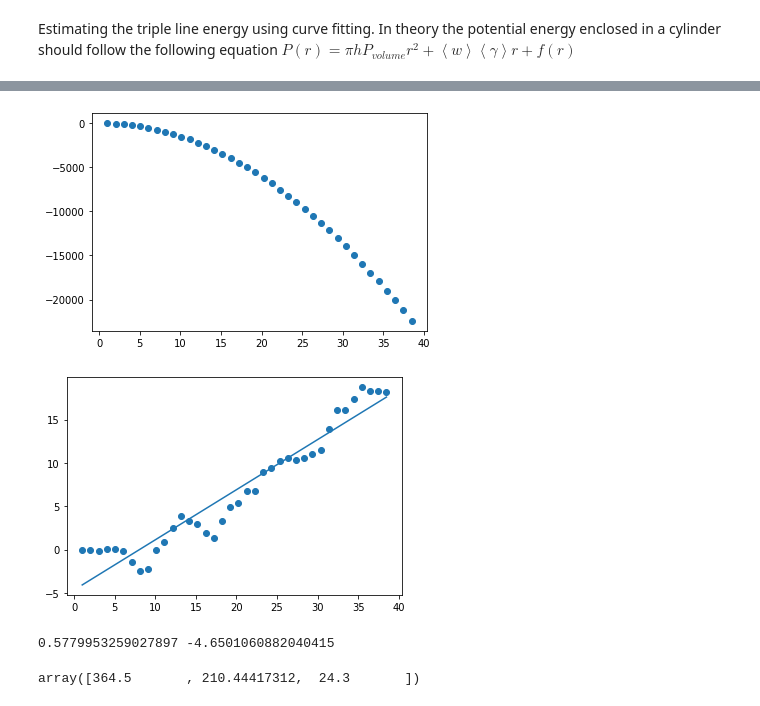
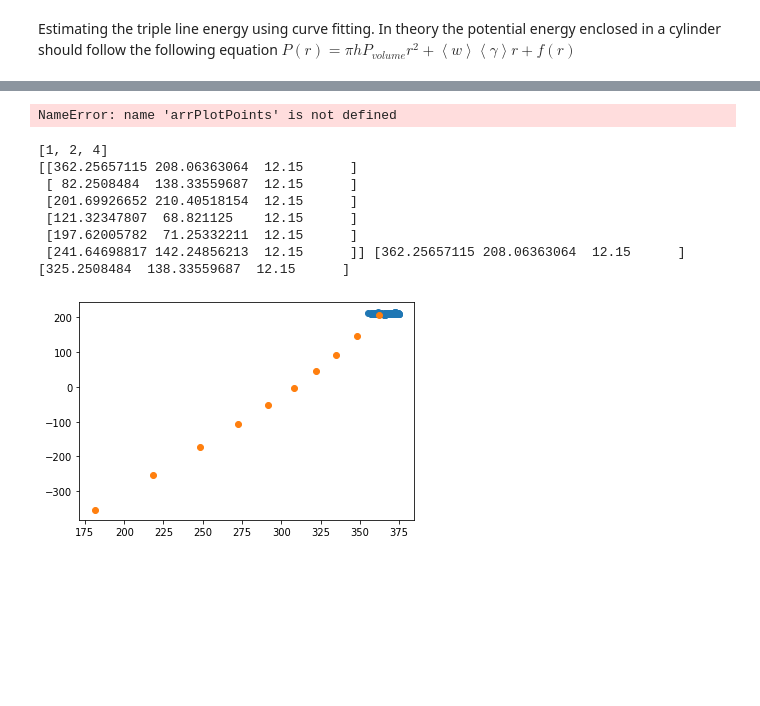
Before and after one commit to PaulTwine/TripleLines.github.io, a Jupyter notebook: TripleLine Fitting.ipynb, the cells around one changed output, grey strips where cells are left out. Cells and saved outputs as stored; diff of their text form; code cells hidden in the pictures; blank space fills up the shorter version.

```diff
--- a/TripleLine Fitting.ipynb
+++ b/TripleLine Fitting.ipynb
@@ -181,0 +216,39 @@ print(objProcess.GetEquivalentTripleLines(1))
+# %%
+def CubicFitX(x, a2,a3):
+    x0 = objProcess.GetTripleLines(5)[0]
+    x1 = objProcess.GetTripleLines(1)[0]
+    return x0 + (x1-x0-a2-a3)*x + a2*x**2+a3*x**3
+def CubicFitY(x, a2,a3):
+    x0 = objProcess.GetTripleLines(5)[1]
+    x1 = objProcess.GetTripleLines(1)[1]
+    return x0 + (x1-x0-a2-a3)*x + a2*x**2+a3*x**3
+def SampleFunction(Points: np.array):
+    t =np.linspace(0,1,len(Points))
+    #Points = gf.SortInDistanceOrder(Points)
+    xFit = sc.optimize.curve_fit(CubicFitX,t,Points[:,0])[0]
+    yFit = sc.optimize.curve_fit(CubicFitY,t,Points[:,1])[0]
+    arrFitX = np.zeros([4])
+    arrFitY = np.zeros([4])
+    arrFitX[0] = objProcess.GetTripleLines(5)[0]
+    arrFitX[1] = objProcess.GetTripleLines(1)[0] - objProcess.GetTripleLines(5)[0] - xFit[0]- xFit[1]
+    arrFitY[0] = objProcess.GetTripleLines(5)[1]
+    arrFitY[1] = objProcess.GetTripleLines(1)[1] - objProcess.GetTripleLines(5)[1] - yFit[0]- yFit[1]
+    return arrFitX,arrFitY
+xArr, yArr = SampleFunction(arrPoints)
+
+def Curve(xin, yin, tval):
+    arrTValues = np.ones([len(xin)])
+    for j in range(len(arrTValues)):
+        arrTValues[j] = tval**j
+    return np.array([np.dot(arrTValues, xin), np.dot(arrTValues, yin)])
+
+Curve(xArr,yArr,0.7)
+#arrPlotPoints = np.zeros([len(t),2])
+t =np.linspace(0,1,len(arrPoints))
+counter = 0
+for j in t:
+    arrPlotPoints[counter] = Curve(xArr,yArr,j)
+    counter +=1
+plt.plot(arrPlotPoints[:,0],arrPlotPoints[:,1])
+# %% [output]
+NameError: name 'arrPlotPoints' is not defined
@@ -181,0 +301,25 @@ print(objProcess.GetEquivalentTripleLines(1))
+# %%
+arrCentre = objProcess.GetUniqueTripleLines(0)
+arrSecondTriple = objProcess.PeriodicShiftCloser(arrCentre,objProcess.GetUniqueTripleLines(1))
+arrLength = arrCentre-arrSecondTriple
+arrWidth = 5*a1*np.cross(gf.NormaliseVector(arrLength), np.array([0,0,1]))
+arrPoints = objProcess.FindValuesInBox(objProcess.GetNonLatticeAtoms()[:,0:4], arrCentre,arrLength, arrWidth,
+                        objProcess.CellHeight*np.array([0,0,1]), [1,2,3])
+
+arrPoints = objProcess.PeriodicShiftAllCloser((arrCentre+arrSecondTriple)/2,arrPoints )
+plt.scatter(arrPoints[:,0],arrPoints[:,1])
+objGB = GrainBoundary(np.array([arrCentre, arrSecondTriple]),arrPoints[:,0:2],
+             [0,2])
+print(objProcess.GetAdjacentTripleLines(0))
+plt.scatter(*objGB.PlotPoints(10))
+
+print(objProcess.GetUniqueTripleLines(), arrCentre, arrSecondTriple)
+# %% [output]
+[1, 2, 4]
+[[362.25657115 208.06363064  12.15      ]
+ [ 82.2508484  138.33559687  12.15      ]
+ [201.69926652 210.40518154  12.15      ]
+ [121.32347807  68.821125    12.15      ]
+ [197.62005782  71.25332211  12.15      ]
+ [241.64698817 142.24856213  12.15      ]] [362.25657115 208.06363064  12.15      ] [325.2508484  138.33559687  12.15      ]
+[figure, added]
@@ -187,7 +351,7 @@ intPE = objProcess.GetColumnNames().index('c_pe1')
 for counter, r in enumerate(lstR):
     values = objProcess.FindValuesInCylinder(objProcess.GetAtomData()[:,0:4],
                                              objProcess.GetTripleLines(intTripleLine), r,h,intPE)
-    lstTotalPE.append(np.sum(values))
+    lstTotalPE.append(np.mean(values))
     lstExcess.append(np.sum(values)- lstV[counter]*len(values))
 popt, poptv = sc.optimize.curve_fit(LinearRule, lstR,lstExcess)
 for r in lstR:
@@ -198,11 +362,3 @@ plt.scatter(lstR, lstExcess)
 plt.plot(lstR,lstFitExcess)
 plt.show()
 print(*popt)
-# %% [output]
-[figure, removed]
-[figure, removed]
-0.5779953259027897 -4.6501060882040415
-# %%
-objProcess.GetBoundingBox()
-# %% [output]
-array([364.5       , 210.44417312,  24.3       ])
```
Also changed, not shown: parts of 19 cells of this notebook, 46 other files.
